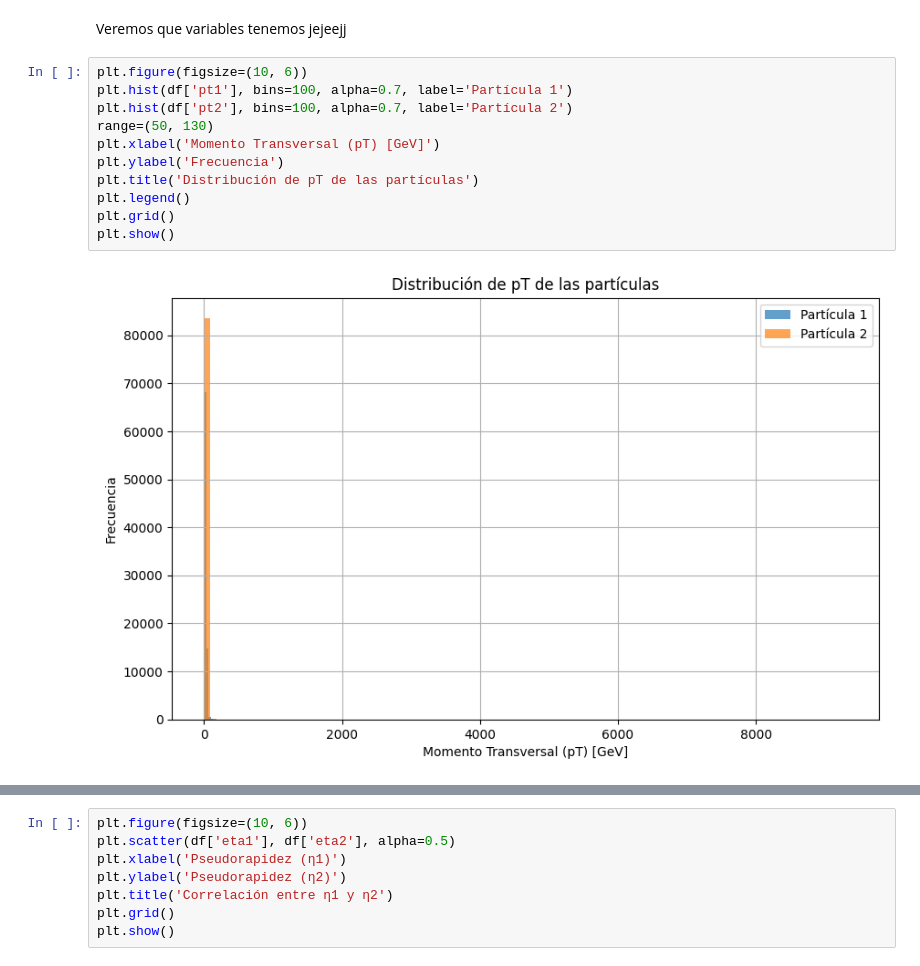
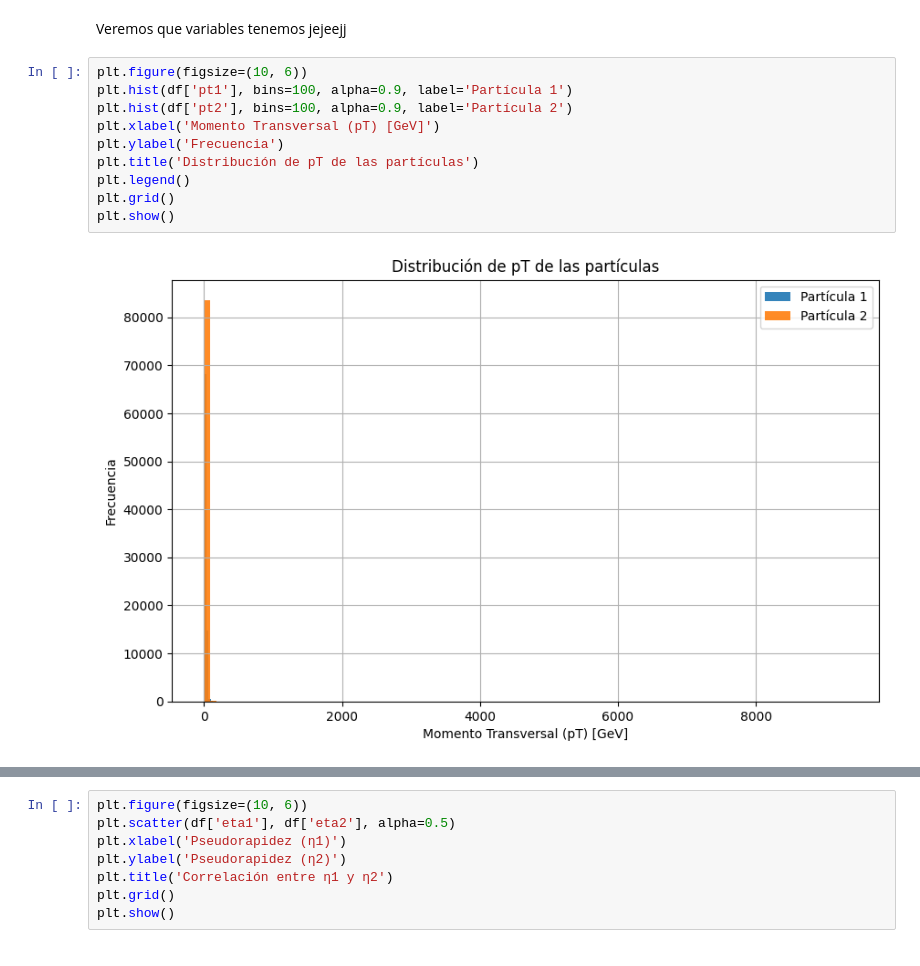
Before and after one commit to ProgramasParaFisicaDeParticulas/blindsampleanalysiswithcsv2-Pioquinto9, a Jupyter notebook: AnálisisParticulas.ipynb, the cells around one changed output, grey strips where cells are left out. Cells and saved outputs as stored; diff of their text form.

```diff
--- a/AnálisisParticulas.ipynb
+++ b/AnálisisParticulas.ipynb
@@ -108,14 +108,13 @@ Primeras filas:
 Veremos que variables tenemos jejeejj
 # %%
 plt.figure(figsize=(10, 6))
-plt.hist(df['pt1'], bins=100, alpha=0.7, label='Partícula 1')
-plt.hist(df['pt2'], bins=100, alpha=0.7, label='Partícula 2')
-range=(50, 130)
+plt.hist(df['pt1'], bins=100, alpha=0.9, label='Partícula 1')
+plt.hist(df['pt2'], bins=100, alpha=0.9, label='Partícula 2')
 plt.xlabel('Momento Transversal (pT) [GeV]')
 plt.ylabel('Frecuencia')
 plt.title('Distribución de pT de las partículas')
 plt.legend()
 plt.grid()
 plt.show()
 # %% [output]
-[figure, old version]
+[figure, new version]
```
Also changed, not shown: parts of 5 cells of this notebook.
